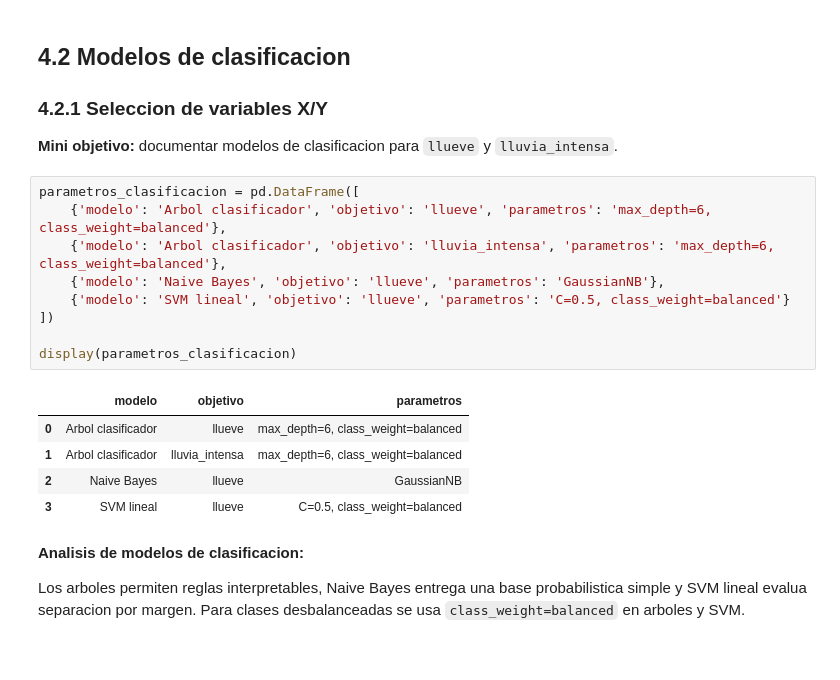
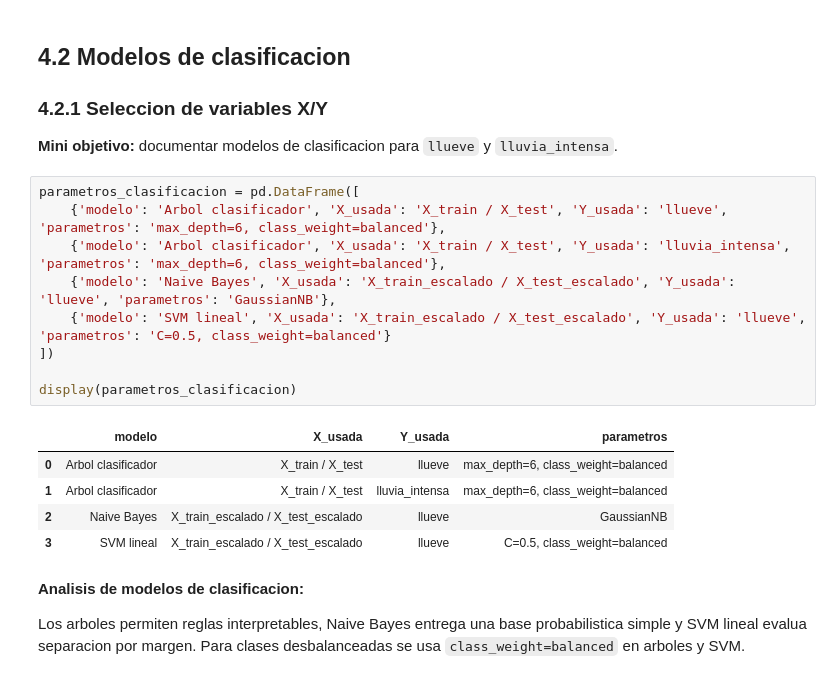
Before and after one commit to 4mnesia/DataMining, a Jupyter notebook: EV2_BIY7121_005D.ipynb, the cells around one changed output. Drawn from its saved outputs; the diff is of its cells as text.

```diff
--- a/EV2_BIY7121_005D.ipynb
+++ b/EV2_BIY7121_005D.ipynb
@@ -2002,19 +2434,19 @@ RMSE es clave porque penaliza mas los errores grandes, algo importante en precip
 **Mini objetivo:** documentar modelos de clasificacion para `llueve` y `lluvia_intensa`.
 # %%
 parametros_clasificacion = pd.DataFrame([
-    {'modelo': 'Arbol clasificador', 'objetivo': 'llueve', 'parametros': 'max_depth=6, class_weight=balanced'},
-    {'modelo': 'Arbol clasificador', 'objetivo': 'lluvia_intensa', 'parametros': 'max_depth=6, class_weight=balanced'},
-    {'modelo': 'Naive Bayes', 'objetivo': 'llueve', 'parametros': 'GaussianNB'},
-    {'modelo': 'SVM lineal', 'objetivo': 'llueve', 'parametros': 'C=0.5, class_weight=balanced'}
+    {'modelo': 'Arbol clasificador', 'X_usada': 'X_train / X_test', 'Y_usada': 'llueve', 'parametros': 'max_depth=6, class_weight=balanced'},
+    {'modelo': 'Arbol clasificador', 'X_usada': 'X_train / X_test', 'Y_usada': 'lluvia_intensa', 'parametros': 'max_depth=6, class_weight=balanced'},
+    {'modelo': 'Naive Bayes', 'X_usada': 'X_train_escalado / X_test_escalado', 'Y_usada': 'llueve', 'parametros': 'GaussianNB'},
+    {'modelo': 'SVM lineal', 'X_usada': 'X_train_escalado / X_test_escalado', 'Y_usada': 'llueve', 'parametros': 'C=0.5, class_weight=balanced'}
 ])
 
 display(parametros_clasificacion)
 # %% [output]
-|  | modelo | objetivo | parametros |
-| 0 | Arbol clasificador | llueve | max_depth=6, class_weight=balanced |
-| 1 | Arbol clasificador | lluvia_intensa | max_depth=6, class_weight=balanced |
-| 2 | Naive Bayes | llueve | GaussianNB |
-| 3 | SVM lineal | llueve | C=0.5, class_weight=balanced |
+|  | modelo | X_usada | Y_usada | parametros |
+| 0 | Arbol clasificador | X_train / X_test | llueve | max_depth=6, class_weight=balanced |
+| 1 | Arbol clasificador | X_train / X_test | lluvia_intensa | max_depth=6, class_weight=balanced |
+| 2 | Naive Bayes | X_train_escalado / X_test_escalado | llueve | GaussianNB |
+| 3 | SVM lineal | X_train_escalado / X_test_escalado | llueve | C=0.5, class_weight=balanced |
 # %% [markdown]
 **Analisis de modelos de clasificacion:**
 
```
Also changed, not shown: parts of 81 cells of this notebook.
